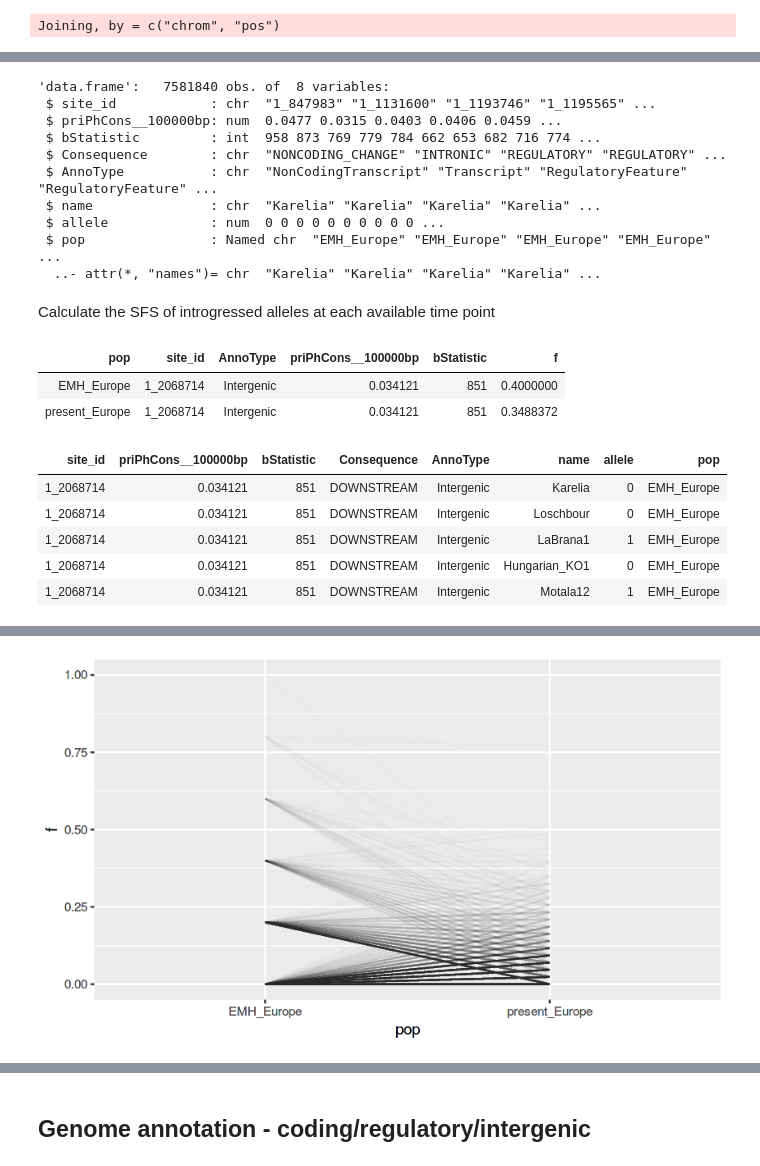
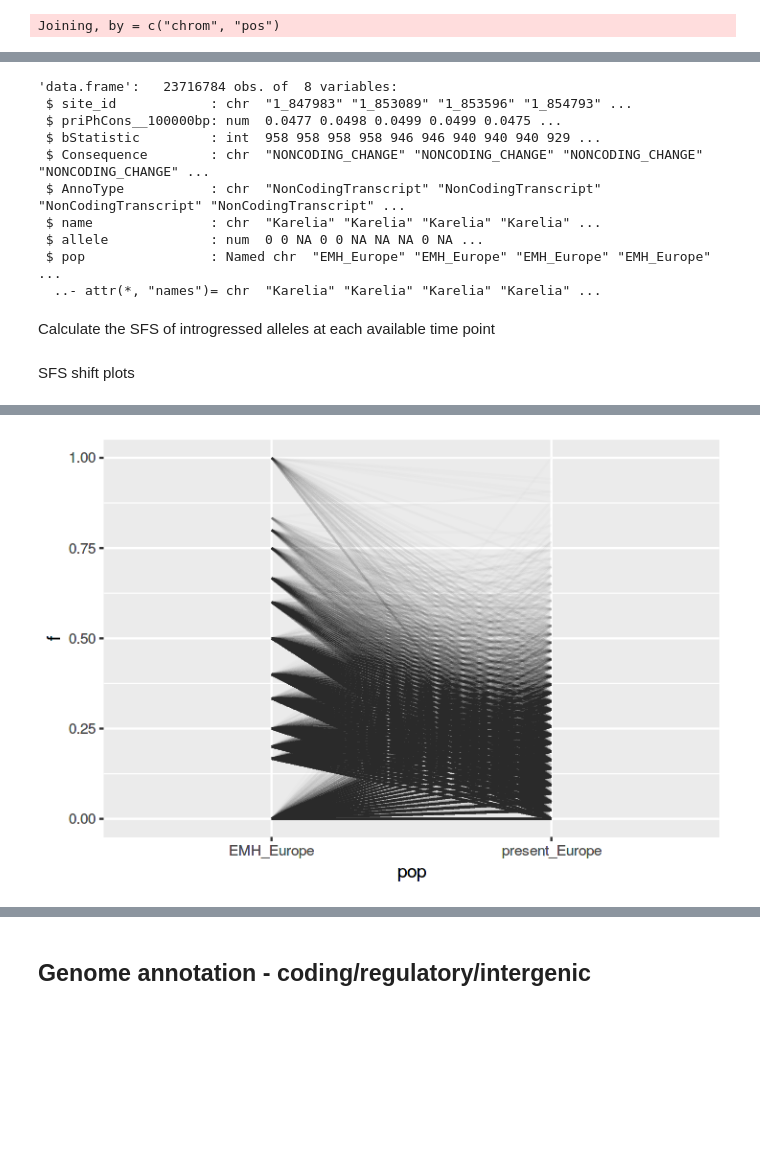
Before and after one commit to bodkan/nea-over-time, a Jupyter notebook: notebooks/frequency_shift_after_10ky.ipynb, the cells around one changed output, grey strips where cells are left out. Saved outputs shown, nothing was run; the diff lists cells and outputs as text; code cells hidden in the pictures; blank space fills up the shorter version.

Commit message:
Update the freq shift notebook

```diff
--- a/notebooks/frequency_shift_after_10ky.ipynb
+++ b/notebooks/frequency_shift_after_10ky.ipynb
@@ -107,7 +102,7 @@ emh_info <- # filter out high C-T samples (mainly non-UDG treated ones and weird
 samples_info <-
   bind_rows(emh_info, sgdp_info) %>%
   mutate(post_admixture=55000 - age) %>%
-  filter(age < 10000, name != "Stuttgart") # filter out Stuttgart, which is known to have basal Eurasian ancestry
+  filter(age < 10000) #, name != "Stuttgart") # filter out Stuttgart, which is known to have basal Eurasian ancestry
 
 })
 # %% [output]
@@ -153,6 +149,5 @@ select(filter(samples_info, pop == "present_Europe"), name, age, pop, Country)
 # %% [markdown]
 Filter SNPs for early/present-day  European samples only:
 # %%
-all_snps %<>% select(c(chrom, pos,
-                       one_of(as.character(samples_info$name))))
+eur_snps <- select(all_snps, c(chrom, pos, one_of(as.character(samples_info$name))))
 # %%
@@ -221,7 +213,7 @@ names(pop_table) <- samples_info$name
 Merge annotations with SNP data and convert the DF into a long format:
 # %%
 merged <-
-    inner_join(all_annots_wide, all_snps) %>% # merge annotations with SNP data
+    inner_join(all_annots_wide, eur_snps) %>% # merge annotations with SNP data
     mutate(chrom=paste0(chrom, "_", pos)) %>% # create a SNP ID string
     rename(site_id=chrom) %>%  select(-pos)   # remove the chrom/pos columns
 # %% [output]
@@ -245,43 +237,29 @@ head(sites)
 # %%
 str(sites)
 # %% [output]
-'data.frame':   7581840 obs. of  8 variables:
- $ site_id            : chr  "1_847983" "1_1131600" "1_1193746" "1_1195565" ...
- $ priPhCons__100000bp: num  0.0477 0.0315 0.0403 0.0406 0.0459 ...
- $ bStatistic         : int  958 873 769 779 784 662 653 682 716 774 ...
- $ Consequence        : chr  "NONCODING_CHANGE" "INTRONIC" "REGULATORY" "REGULATORY" ...
- $ AnnoType           : chr  "NonCodingTranscript" "Transcript" "RegulatoryFeature" "RegulatoryFeature" ...
+'data.frame':   23716784 obs. of  8 variables:
+ $ site_id            : chr  "1_847983" "1_853089" "1_853596" "1_854793" ...
+ $ priPhCons__100000bp: num  0.0477 0.0498 0.0499 0.0499 0.0475 ...
+ $ bStatistic         : int  958 958 958 958 946 946 940 940 940 929 ...
+ $ Consequence        : chr  "NONCODING_CHANGE" "NONCODING_CHANGE" "NONCODING_CHANGE" "NONCODING_CHANGE" ...
+ $ AnnoType           : chr  "NonCodingTranscript" "NonCodingTranscript" "NonCodingTranscript" "NonCodingTranscript" ...
  $ name               : chr  "Karelia" "Karelia" "Karelia" "Karelia" ...
- $ allele             : num  0 0 0 0 0 0 0 0 0 0 ...
+ $ allele             : num  0 0 NA 0 0 NA NA NA 0 NA ...
  $ pop                : Named chr  "EMH_Europe" "EMH_Europe" "EMH_Europe" "EMH_Europe" ...
   ..- attr(*, "names")= chr  "Karelia" "Karelia" "Karelia" "Karelia" ...
 # %% [markdown]
 Calculate the SFS of introgressed alleles at each available time point
 # %%
 sfs <- group_by(sites, pop, site_id, AnnoType, priPhCons__100000bp, bStatistic) %>%
-    summarise(f=mean(allele)) %>%
+    summarise(f=mean(allele, na.rm=TRUE)) %>%
     #summarise(f=mean(0.5 * allele)) %>% -- this is for the case of 0/1/2 alleles
     #summarise(f=mean(allele), na.rm=TRUE) %>% -- not necessary after filtering out NA before, also no random calls
     # filter(!is.nan(f)) %>% -- not necessary either
     ungroup
-# %%
-filter(sfs, site_id == "1_2068714")
-# %% [output]
-| pop | site_id | AnnoType | priPhCons__100000bp | bStatistic | f |
-| EMH_Europe | 1_2068714 | Intergenic | 0.034121 | 851 | 0.4000000 |
-| present_Europe | 1_2068714 | Intergenic | 0.034121 | 851 | 0.3488372 |
-# %%
-filter(sites, site_id == "1_2068714", pop == "EMH_Europe")
-# %% [output]
-| site_id | priPhCons__100000bp | bStatistic | Consequence | AnnoType | name | allele | pop |
-| 1_2068714 | 0.034121 | 851 | DOWNSTREAM | Intergenic | Karelia | 0 | EMH_Europe |
-| 1_2068714 | 0.034121 | 851 | DOWNSTREAM | Intergenic | Loschbour | 0 | EMH_Europe |
-| 1_2068714 | 0.034121 | 851 | DOWNSTREAM | Intergenic | LaBrana1 | 1 | EMH_Europe |
-| 1_2068714 | 0.034121 | 851 | DOWNSTREAM | Intergenic | Hungarian_KO1 | 0 | EMH_Europe |
-| 1_2068714 | 0.034121 | 851 | DOWNSTREAM | Intergenic | Motala12 | 1 | EMH_Europe |
+# %% [markdown]
+SFS shift plots
 # %%
 options(repr.plot.widht=6, repr.plot.height=4)
 # %%
-filter(sample_n(sfs, 75000)) %>%
-ggplot(aes(pop, f, group=site_id)) + geom_line(alpha=0.01) + ylim(0, 1)
+ggplot(sfs, aes(pop, f, group=site_id)) + geom_line(alpha=0.01) + ylim(0, 1)
 # %% [output]
@@ -288,2 +268,2 @@ ggplot(aes(pop, f, group=site_id)) + geom_line(alpha=0.01) + ylim(0, 1)
-[figure, old version]
+[figure, new version]
 # %%
```
Also changed, not shown: parts of 37 cells of this notebook.
